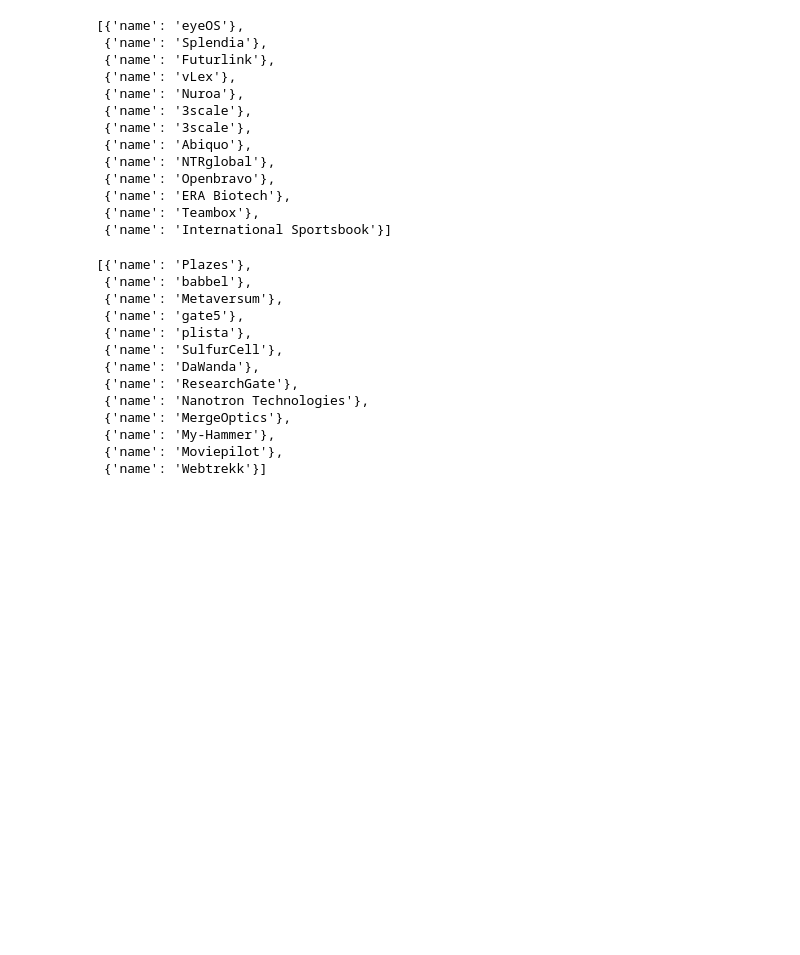
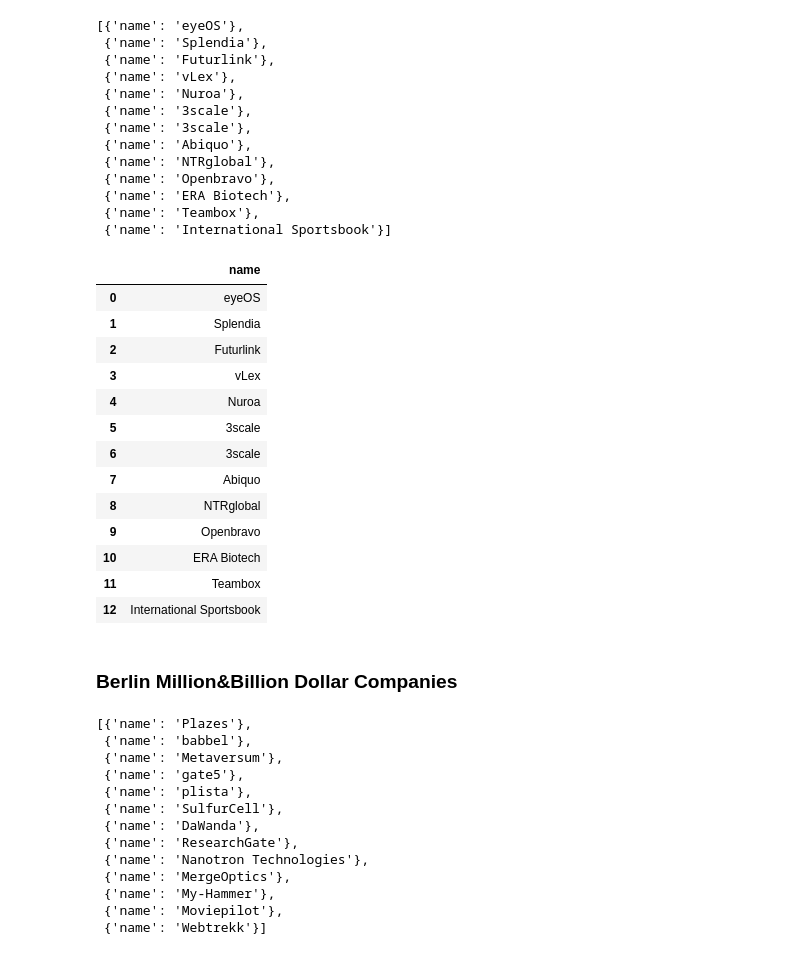
Before and after one commit to Hugocodesdude/Project_3, a Jupyter notebook: src/database_investigation_mongos.ipynb, the cells around one changed output. Saved outputs shown, nothing was run; the diff lists cells and outputs as text; code cells hidden in the pictures; blank space fills up the shorter version.

```diff
--- a/src/database_investigation_mongos.ipynb
+++ b/src/database_investigation_mongos.ipynb
@@ -91,6 +95,27 @@ millionbillion_company_finder("Barcelona")
  {'name': 'ERA Biotech'},
  {'name': 'Teambox'},
  {'name': 'International Sportsbook'}]
+# %%
+#Convert into DataFrame
+bcn_highval_companies = pd.DataFrame(millionbillion_company_finder("Barcelona"))
+bcn_highval_companies
+# %% [output]
+|  | name |
+| 0 | eyeOS |
+| 1 | Splendia |
+| 2 | Futurlink |
+| 3 | vLex |
+| 4 | Nuroa |
+| 5 | 3scale |
+| 6 | 3scale |
+| 7 | Abiquo |
+| 8 | NTRglobal |
+| 9 | Openbravo |
+| 10 | ERA Biotech |
+| 11 | Teambox |
+| 12 | International Sportsbook |
+# %% [markdown]
+### Berlin Million&Billion Dollar Companies
 # %%
 #Berlin Million Dollar Companies
 millionbillion_company_finder("Berlin")
```
Also changed, not shown: parts of 37 cells of this notebook, 2 other files.
